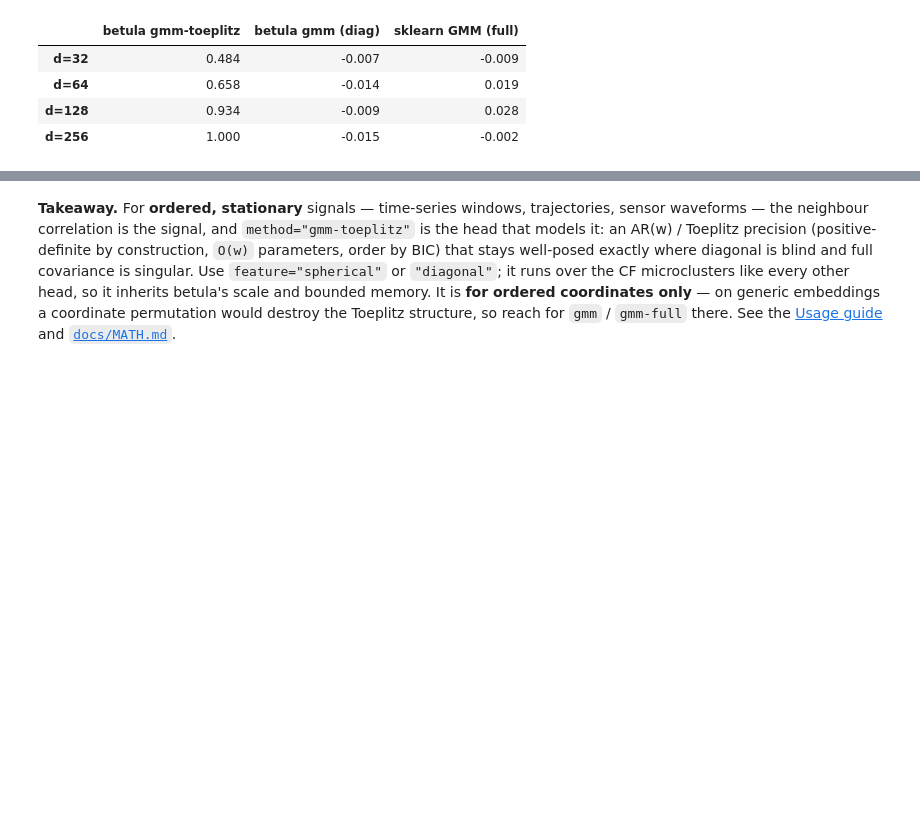
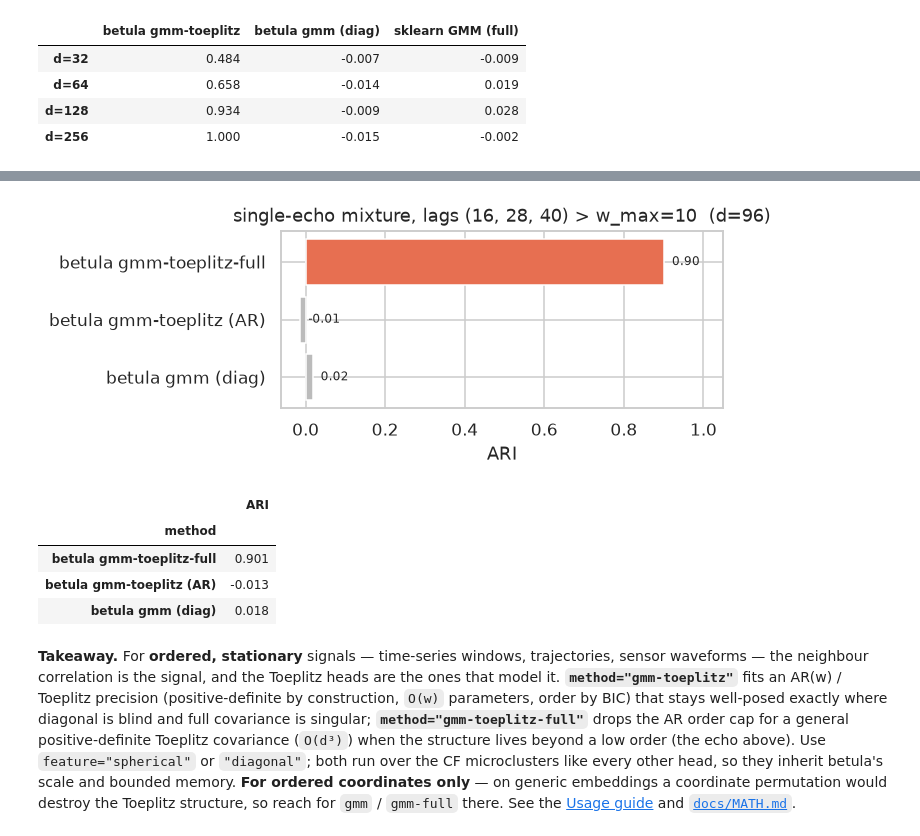
Before and after one commit to ilgrad/betula-cluster, a Jupyter notebook: examples/16_toeplitz_timeseries.ipynb, the cells around one changed output, grey strips where cells are left out. Saved outputs shown, nothing was run; the diff lists cells and outputs as text; code cells hidden in the pictures; blank space fills up the shorter version.

```diff
--- a/examples/16_toeplitz_timeseries.ipynb
+++ b/examples/16_toeplitz_timeseries.ipynb
@@ -170,10 +179,72 @@ pd.DataFrame(curve, index=[f"d={dd}" for dd in ds]).round(3)
+# %%
+def echo_windows(n, d, lag, rng):
+    """Single-echo MA `x_t = e_t + 0.7·e_{t−lag}`: autocovariance nonzero only at lags 0 and `lag`."""
+    out = np.empty((n, d))
+    for k in range(n):
+        e = rng.normal(size=d + lag)
+        win = e[lag:] + 0.7 * e[:d]
+        out[k] = (win - win.mean()) / win.std()
+    return out
+
+
+ECHO = (16, 28, 40)  # echo lags, all beyond w_max=10
+
+
+def echo_mixture(d, per, seed):
+    rng = np.random.default_rng(seed)
+    xs = [echo_windows(per, d, k, rng) for k in ECHO]
+    y = np.concatenate([np.full(per, c) for c in range(len(ECHO))])
+    return np.ascontiguousarray(np.vstack(xs), dtype=np.float64), y
+
+
+de = 96
+Xe, ye = echo_mixture(de, per=30, seed=1)
+echo_rows = [
+    ("betula gmm-toeplitz-full", betula_cluster.fit_predict(Xe, 3, method="gmm-toeplitz-full", **kw)),
+    ("betula gmm-toeplitz (AR)", betula_cluster.fit_predict(Xe, 3, method="gmm-toeplitz", **kw)),
+    (
+        "betula gmm (diag)",
+        betula_cluster.fit_predict(Xe, 3, method="gmm", feature="diagonal", threshold=0.0, seed=1),
+    ),
+]
+etbl = pd.DataFrame(
+    {
+        "method": [r[0] for r in echo_rows],
+        "ARI": [round(ari(ye, np.asarray(r[1])), 3) for r in echo_rows],
+    }
+).set_index("method")
+
+fig, ax = plt.subplots(figsize=(6.4, 2.6))
+ax.barh(range(len(etbl)), etbl["ARI"], color=["#e76f51", "#bbb", "#bbb"])
+ax.set(
+    yticks=range(len(etbl)),
+    xlabel="ARI",
+    xlim=(min(0, etbl["ARI"].min()) - 0.05, 1.05),
+    title=f"single-echo mixture, lags {ECHO} > w_max=10  (d={de})",
+)
+ax.set_yticklabels(etbl.index)
+ax.invert_yaxis()
+for i, v in enumerate(etbl["ARI"]):
+    ax.text(v + 0.02, i, f"{v:.2f}", va="center", fontsize=8)
+fig.tight_layout()
+plt.show()
+etbl
+# %% [output]
+[figure, added]
+|  | ARI |
+| method |  |
+| betula gmm-toeplitz-full | 0.901 |
+| betula gmm-toeplitz (AR) | -0.013 |
+| betula gmm (diag) | 0.018 |
 # %% [markdown]
 **Takeaway.** For **ordered, stationary** signals — time-series windows, trajectories, sensor
-waveforms — the neighbour correlation is the signal, and `method="gmm-toeplitz"` is the head that
-models it: an AR(w) / Toeplitz precision (positive-definite by construction, `O(w)` parameters, order
-by BIC) that stays well-posed exactly where diagonal is blind and full covariance is singular. Use
-`feature="spherical"` or `"diagonal"`; it runs over the CF microclusters like every other head, so
-it inherits betula's scale and bounded memory. It is **for ordered coordinates only** — on generic
+waveforms — the neighbour correlation is the signal, and the Toeplitz heads are the ones that model
+it. **`method="gmm-toeplitz"`** fits an AR(w) / Toeplitz precision (positive-definite by construction,
+`O(w)` parameters, order by BIC) that stays well-posed exactly where diagonal is blind and full
+covariance is singular; **`method="gmm-toeplitz-full"`** drops the AR order cap for a general
+positive-definite Toeplitz covariance (`O(d³)`) when the structure lives beyond a low order (the echo
+above). Use `feature="spherical"` or `"diagonal"`; both run over the CF microclusters like every other
+head, so they inherit betula's scale and bounded memory. **For ordered coordinates only** — on generic
 embeddings a coordinate permutation would destroy the Toeplitz structure, so reach for `gmm` /
 `gmm-full` there. See the [Usage guide](../docs/USAGE.md) and
 [`docs/MATH.md`](../docs/MATH.md#toeplitz--ar-covariance-for-stationary-signals).
```
Also changed, not shown: parts of 1 cell of this notebook, 22 other files.
